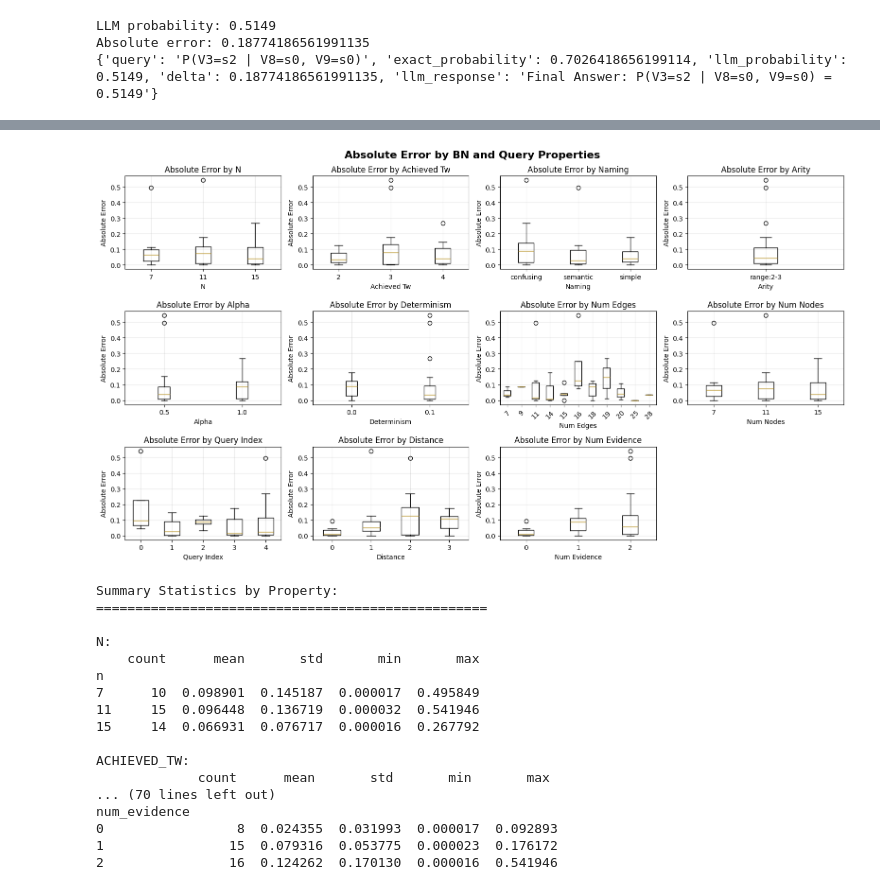
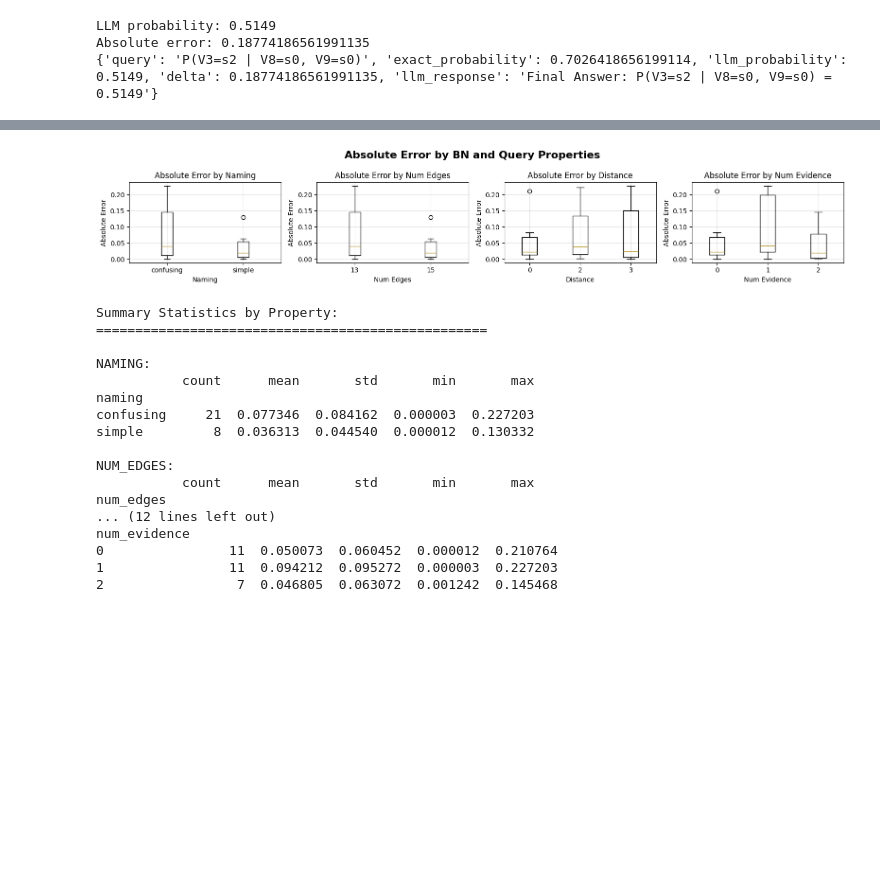
Before and after one commit to ferjorosa/probabilistic-reasoning-llms, a Jupyter notebook: notebooks/graph_generation/BN_generation_sweep.ipynb, the cells around one changed output, grey strips where cells are left out. Saved outputs shown, nothing was run; the diff lists cells and outputs as text; code cells hidden in the pictures; blank space fills up the shorter version.

Commit message:
reducing conditions count

```diff
--- a/notebooks/graph_generation/BN_generation_sweep.ipynb
+++ b/notebooks/graph_generation/BN_generation_sweep.ipynb
@@ -418,7 +415,9 @@ plot_df['abs_error'] = abs(plot_df['llm_probability'] - plot_df['probability'])
 if len(plot_df) > 0:
     # Identify all BN and query property columns (exclude result columns)
     exclude_cols = {'bn_index', 'query_vars', 'query_states', 'evidence', 'probability',
-                   'llm_probability', 'llm_response', 'abs_error', 'rel_error', 'target_tw', 'N', 'seed', 'variant_index' }
+                   'llm_probability', 'llm_response', 'abs_error', 'rel_error', 'target_tw', 'n', 'seed', 'variant_index',
+                   'alpha', 'determinism', 'arity', 'query_index',
+                   'achieved_tw', 'num_nodes'}
 
     # Get all columns that are BN or query properties
     property_cols = [col for col in full_df.columns if col not in exclude_cols]
@@ -460,48 +459,48 @@ if len(plot_df) > 0:
         if box_data:  # Only plot if we have data
             ax.boxplot(box_data, labels=labels)
             ax.set_title(f'Absolute Error by {prop.replace("_", " ").title()}')
             ax.set_xlabel(prop.replace("_", " ").title())
             ax.set_ylabel('Absolute Error')
             ax.grid(True, alpha=0.3)
 
             # Rotate x-axis labels if there are many unique values
             if len(labels) > 5:
                 ax.tick_params(axis='x', rotation=45)
 
     # Hide unused subplots
     for i in range(n_props, len(axes)):
         axes[i].set_visible(False)
 
     plt.tight_layout()
     plt.show()
 
     # Print summary statistics for each property
     print("\nSummary Statistics by Property:")
     print("=" * 50)
 
     for prop in property_cols:
         print(f"\n{prop.upper()}:")
         prop_stats = plot_df.groupby(prop)['abs_error'].agg(['count', 'mean', 'std', 'min', 'max'])
         print(prop_stats.round(6))
 
 else:
     print("No successful LLM responses with exact inference results available for plotting.")
 # %% [output]
-[figure, old version]
+[figure, new version]
 Summary Statistics by Property:
 ==================================================
 
-N:
-    count      mean       std       min       max
-n
-7      10  0.098901  0.145187  0.000017  0.495849
-11     15  0.096448  0.136719  0.000032  0.541946
-15     14  0.066931  0.076717  0.000016  0.267792
+NAMING:
+           count      mean       std       min       max
+naming
+confusing     21  0.077346  0.084162  0.000003  0.227203
+simple         8  0.036313  0.044540  0.000012  0.130332
 
-ACHIEVED_TW:
-             count      mean       std       min       max
-... (70 lines left out)
+NUM_EDGES:
+           count      mean       std       min       max
+num_edges
+... (12 lines left out)
 num_evidence
-0                 8  0.024355  0.031993  0.000017  0.092893
-1                15  0.079316  0.053775  0.000023  0.176172
-2                16  0.124262  0.170130  0.000016  0.541946
+0                11  0.050073  0.060452  0.000012  0.210764
+1                11  0.094212  0.095272  0.000003  0.227203
+2                 7  0.046805  0.063072  0.001242  0.145468
```
Also changed, not shown: parts of 6 cells of this notebook.
